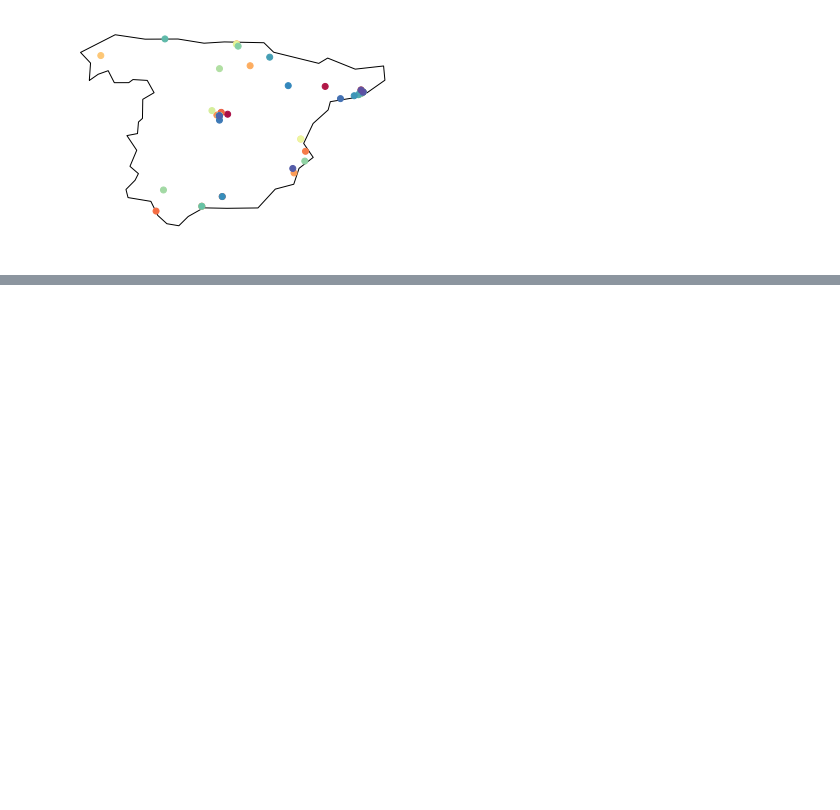
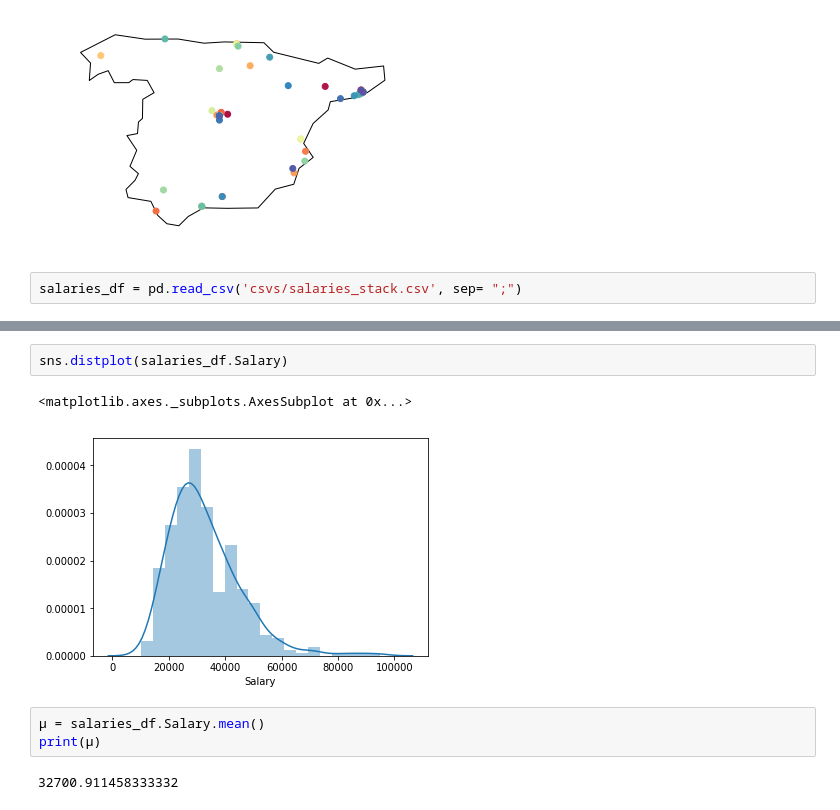
Before and after one commit to jbe1992/your-own-project, a Jupyter notebook: Project.ipynb, the cells around one changed output, grey strips where cells are left out. Saved outputs shown, nothing was run; the diff lists cells and outputs as text; blank space fills up the shorter version.

```diff
--- a/Project.ipynb
+++ b/Project.ipynb
@@ -249,3 +285,5 @@ ax.set_axis_off()
 plt.show()
 # %% [output]
 [figure]
+# %%
+salaries_df = pd.read_csv('csvs/salaries_stack.csv', sep= ";")
@@ -251,0 +304,10 @@ plt.show()
+# %%
+sns.distplot(salaries_df.Salary)
+# %% [output]
+<matplotlib.axes._subplots.AxesSubplot at 0x...>
+[figure, added]
+# %%
+µ = salaries_df.Salary.mean()
+print(µ)
+# %% [output]
+32700.911458333332
```
Also changed, not shown: parts of 10 cells of this notebook.
